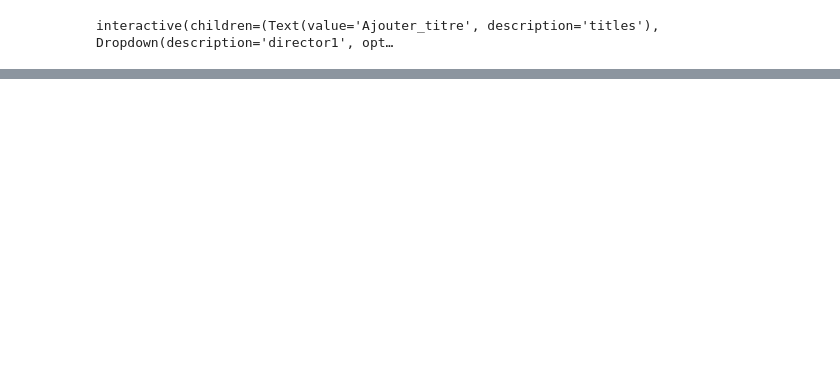
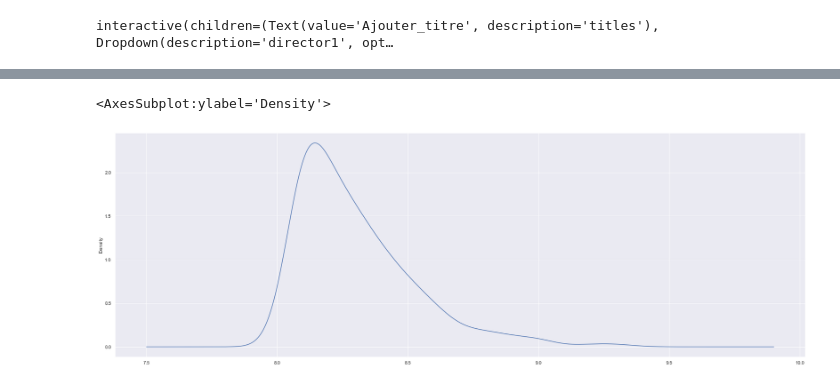
Before and after one commit to art2mkl/projet_IMDB, a Jupyter notebook: Imdb_visulalisation.ipynb, the cells around one changed output, grey strips where cells are left out. Cells and saved outputs as stored; diff of their text form; code cells hidden in the pictures; blank space fills up the shorter version.

```diff
--- a/Imdb_visulalisation.ipynb
+++ b/Imdb_visulalisation.ipynb
@@ -395,0 +403,5 @@ interactive(children=(Text(value='Ajouter_titre', description='titles'), Dropdow
+# %%
+df1['grade'].plot.kde()
+# %% [output]
+<AxesSubplot:ylabel='Density'>
+[figure, added]
```
Also changed, not shown: parts of 26 cells of this notebook, 1 other file.
